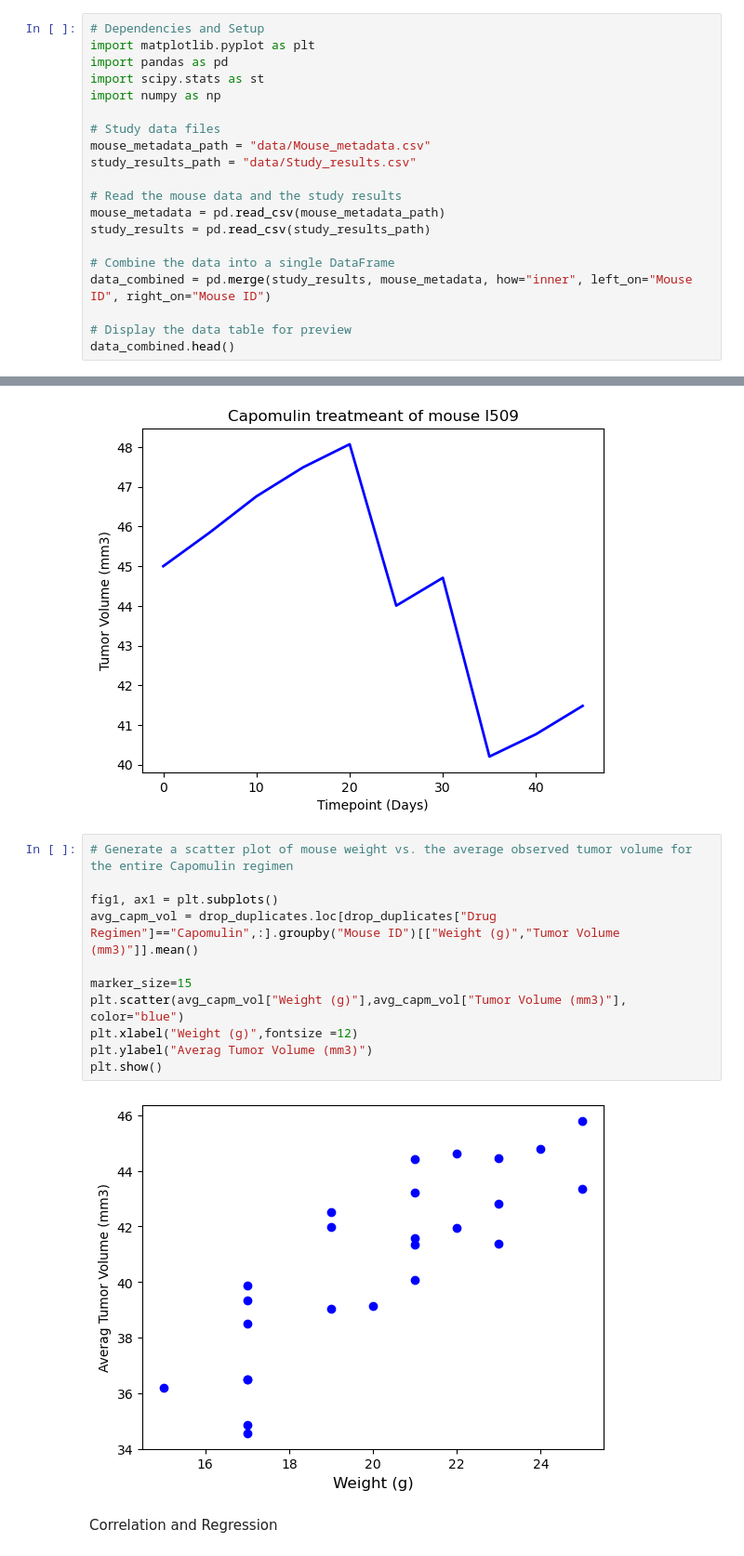
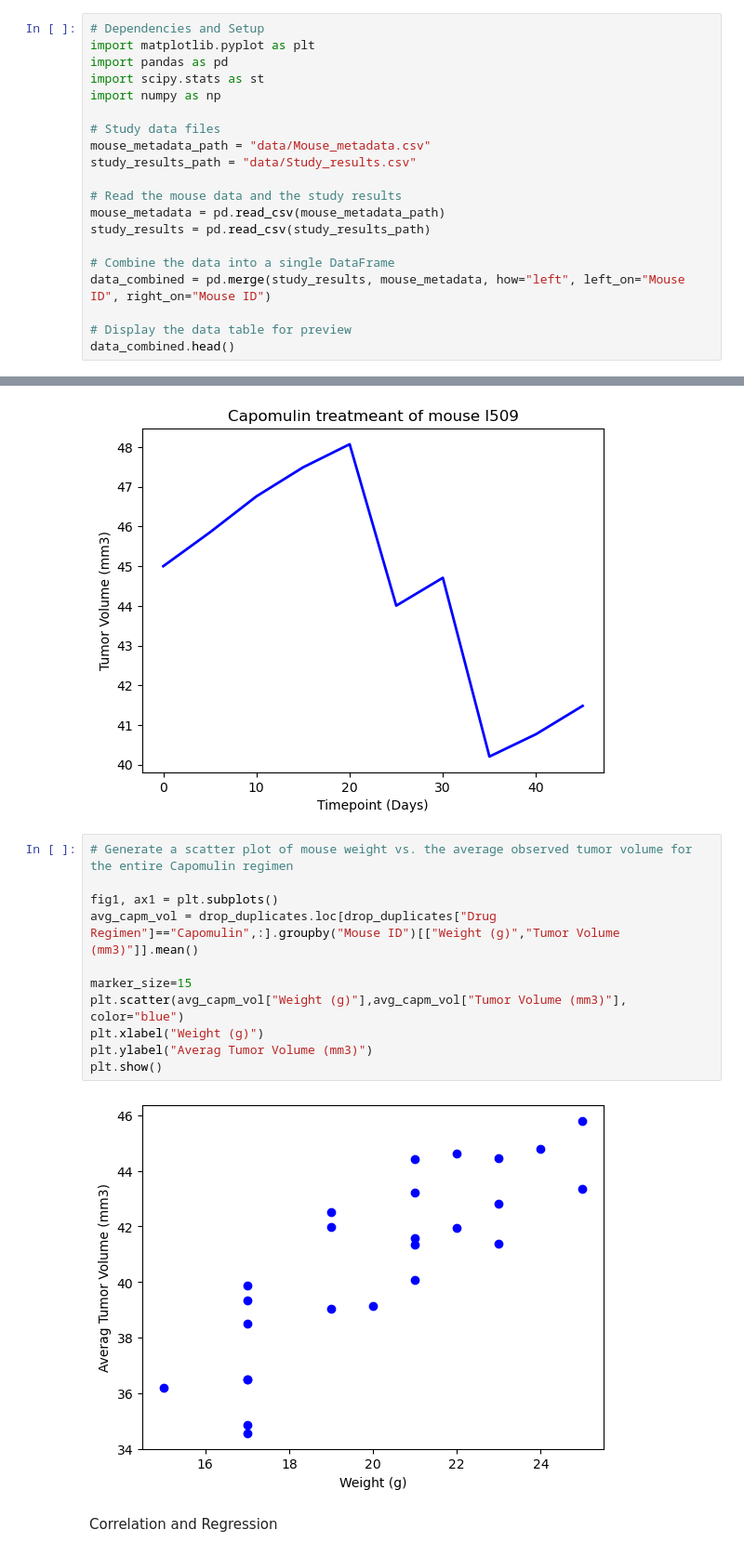
Before and after one commit to sylHut/Pymaceuticals-challenge, a Jupyter notebook: Pymaceuticals-challenge.ipynb, the cells around one changed output, grey strips where cells are left out. Shown at 93% size. Cells and saved outputs as stored; diff of their text form.

```diff
--- a/Pymaceuticals-challenge.ipynb
+++ b/Pymaceuticals-challenge.ipynb
@@ -16,7 +16,7 @@ mouse_metadata = pd.read_csv(mouse_metadata_path)
 study_results = pd.read_csv(study_results_path)
 
 # Combine the data into a single DataFrame
-data_combined = pd.merge(study_results, mouse_metadata, how="inner", left_on="Mouse ID", right_on="Mouse ID")
+data_combined = pd.merge(study_results, mouse_metadata, how="left", left_on="Mouse ID", right_on="Mouse ID")
 
 # Display the data table for preview
 data_combined.head()
@@ -379,16 +379,16 @@ plt.show()
 # %%
 # Generate a scatter plot of mouse weight vs. the average observed tumor volume for the entire Capomulin regimen
 
 fig1, ax1 = plt.subplots()
 avg_capm_vol = drop_duplicates.loc[drop_duplicates["Drug Regimen"]=="Capomulin",:].groupby("Mouse ID")[["Weight (g)","Tumor Volume (mm3)"]].mean()
 
 marker_size=15
 plt.scatter(avg_capm_vol["Weight (g)"],avg_capm_vol["Tumor Volume (mm3)"], color="blue")
-plt.xlabel("Weight (g)",fontsize =12)
+plt.xlabel("Weight (g)")
 plt.ylabel("Averag Tumor Volume (mm3)")
 plt.show()
 # %% [output]
-[figure, old version]
+[figure, new version]
 # %% [markdown]
 Correlation and Regression
 # %%
```
Also changed, not shown: parts of 7 cells of this notebook.
